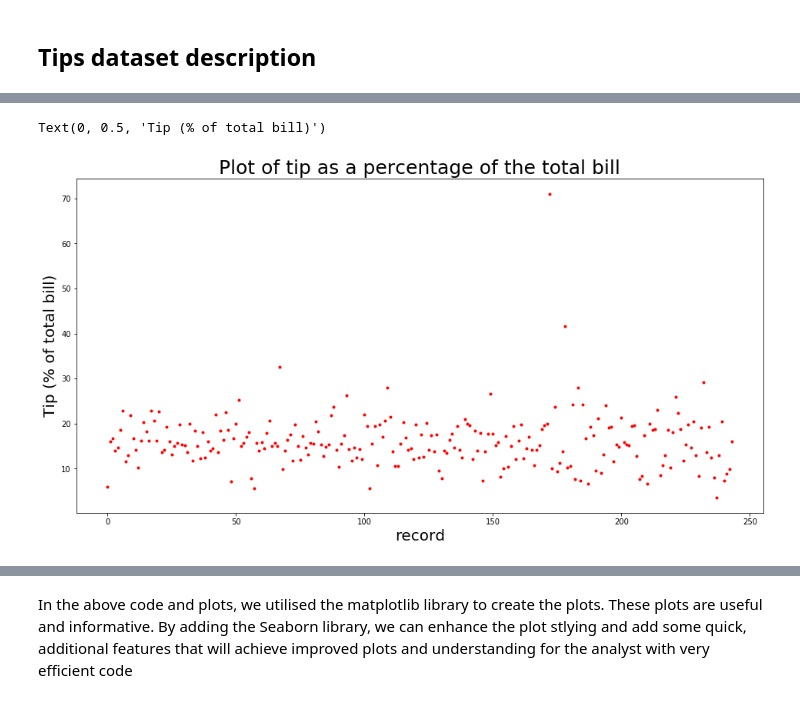
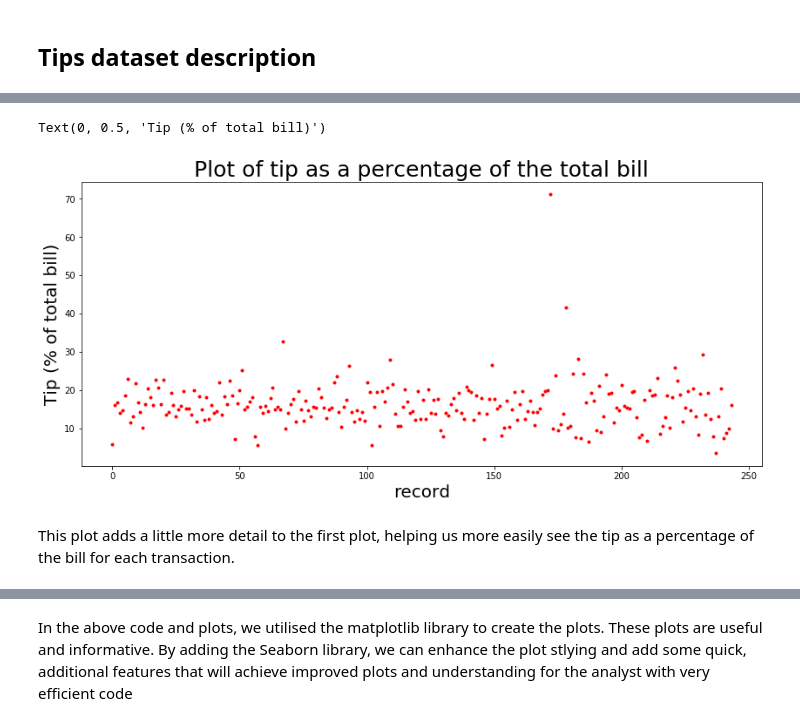
Before and after one commit to BarryClarke/Fundamentals---Assessment-2019, a Jupyter notebook: Tips dataset.ipynb, the cells around one changed output, grey strips where cells are left out. Cells and saved outputs as stored; diff of their text form; code cells hidden in the pictures.

```diff
--- a/Tips dataset.ipynb
+++ b/Tips dataset.ipynb
@@ -16,11 +22,10 @@ import seaborn as sns
 # %%
-# We can explore the tips dataset using matplotlib. For example below
 # Read in the tips dataset
 data = pd.read_csv('Data/tips.csv')
 # Create a dataset with only total bill and tip included
 data2 = data[["total_bill", "tip"]]
 # Adjust the output plot sizes to be full page width
-plt.rcParams['figure.figsize'] = (16,8)
+plt.rcParams['figure.figsize'] = (14,6) # [2]
 # Plot a stacked bar graph to show the total bill and the amount of tip for each record
 data2.plot.bar(stacked=True)
 # Adding plot titles and axis labels, with font size adjustments
@@ -34,14 +41,16 @@ Text(0, 0.5, 'Amount paid')
 # %%
 data = pd.read_csv('Data/tips.csv')
 # Calculating the average tip per record, expressed as a percentage
 avetip = data["tip"]/data["total_bill"]*100
 plt.plot(avetip, 'r.')
 # Adjust the output plot sizes to be full page width
-plt.rcParams['figure.figsize'] = (16,8)
+plt.rcParams['figure.figsize'] = (14,6) # [2]
 # Adding plot titles and axis labels, with font size adjustments
 plt.title('Plot of tip as a percentage of the total bill', size=25)
 plt.xlabel('record', size=20)
 plt.ylabel('Tip (% of total bill)', size=20)
 # %% [output]
 Text(0, 0.5, 'Tip (% of total bill)')
-[figure, old version]
+[figure, new version]
+# %% [markdown]
+This plot adds a little more detail to the first plot, helping us more easily see the tip as a percentage of the bill for each transaction.
```
Also changed, not shown: parts of 32 cells of this notebook, 1 other file.
